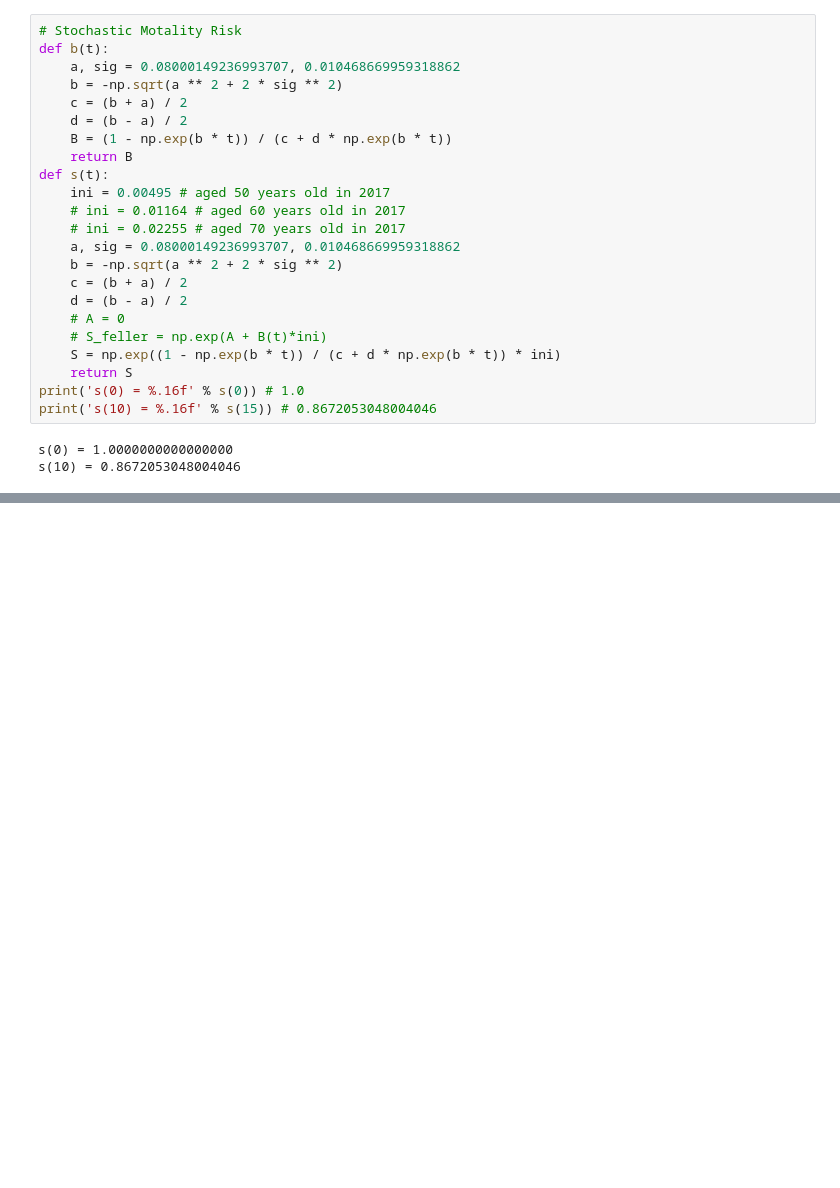
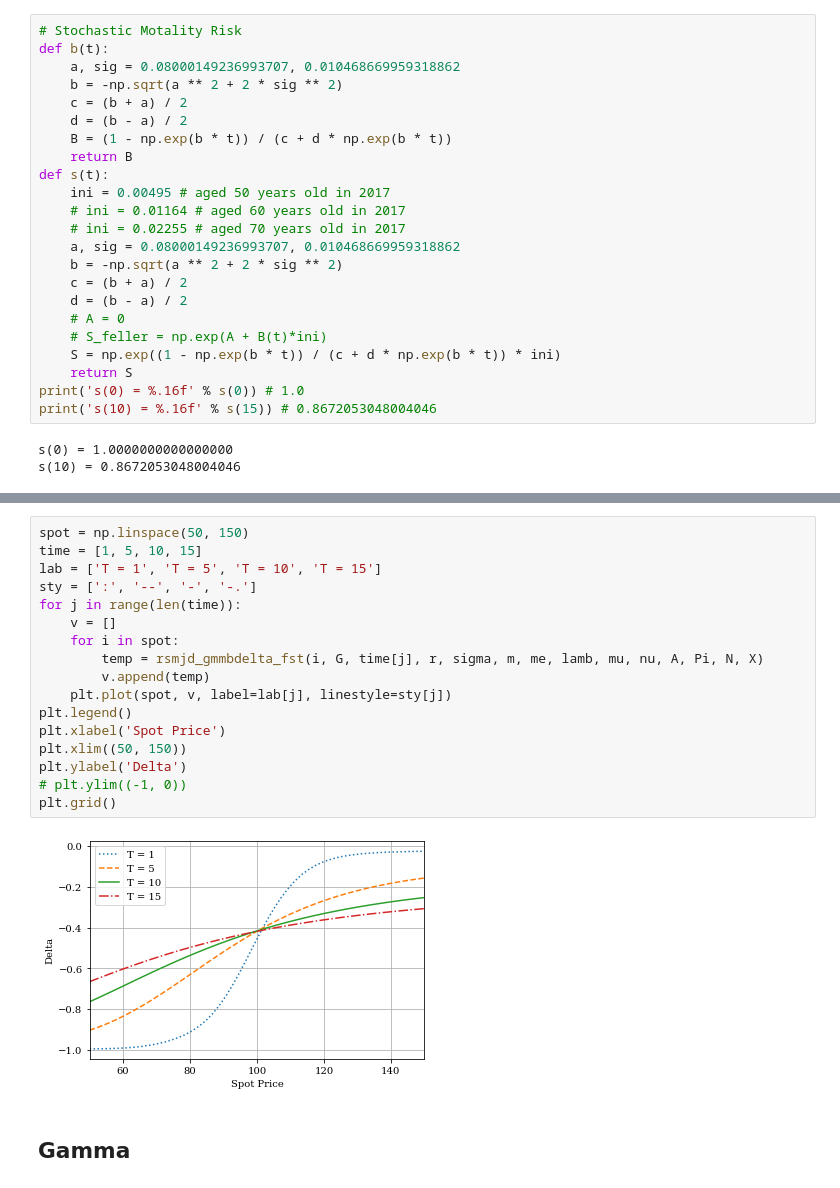
Before and after one commit to hwlcry/European-Option, a Jupyter notebook: RSMJD.ipynb, the cells around one changed output, grey strips where cells are left out. Saved outputs shown, nothing was run; the diff lists cells and outputs as text; blank space fills up the shorter version.

```diff
--- a/RSMJD.ipynb
+++ b/RSMJD.ipynb
@@ -367,0 +365,21 @@ plt.grid()
+# %%
+spot = np.linspace(50, 150)
+time = [1, 5, 10, 15]
+lab = ['T = 1', 'T = 5', 'T = 10', 'T = 15']
+sty = [':', '--', '-', '-.']
+for j in range(len(time)):
+    v = []
+    for i in spot:
+        temp = rsmjd_gmmbdelta_fst(i, G, time[j], r, sigma, m, me, lamb, mu, nu, A, Pi, N, X)
+        v.append(temp)
+    plt.plot(spot, v, label=lab[j], linestyle=sty[j])
+plt.legend()
+plt.xlabel('Spot Price')
+plt.xlim((50, 150))
+plt.ylabel('Delta')
+# plt.ylim((-1, 0))
+plt.grid()
+# %% [output]
+[figure, added]
+# %% [markdown]
+## Gamma
```
Also changed, not shown: parts of 36 cells of this notebook.
